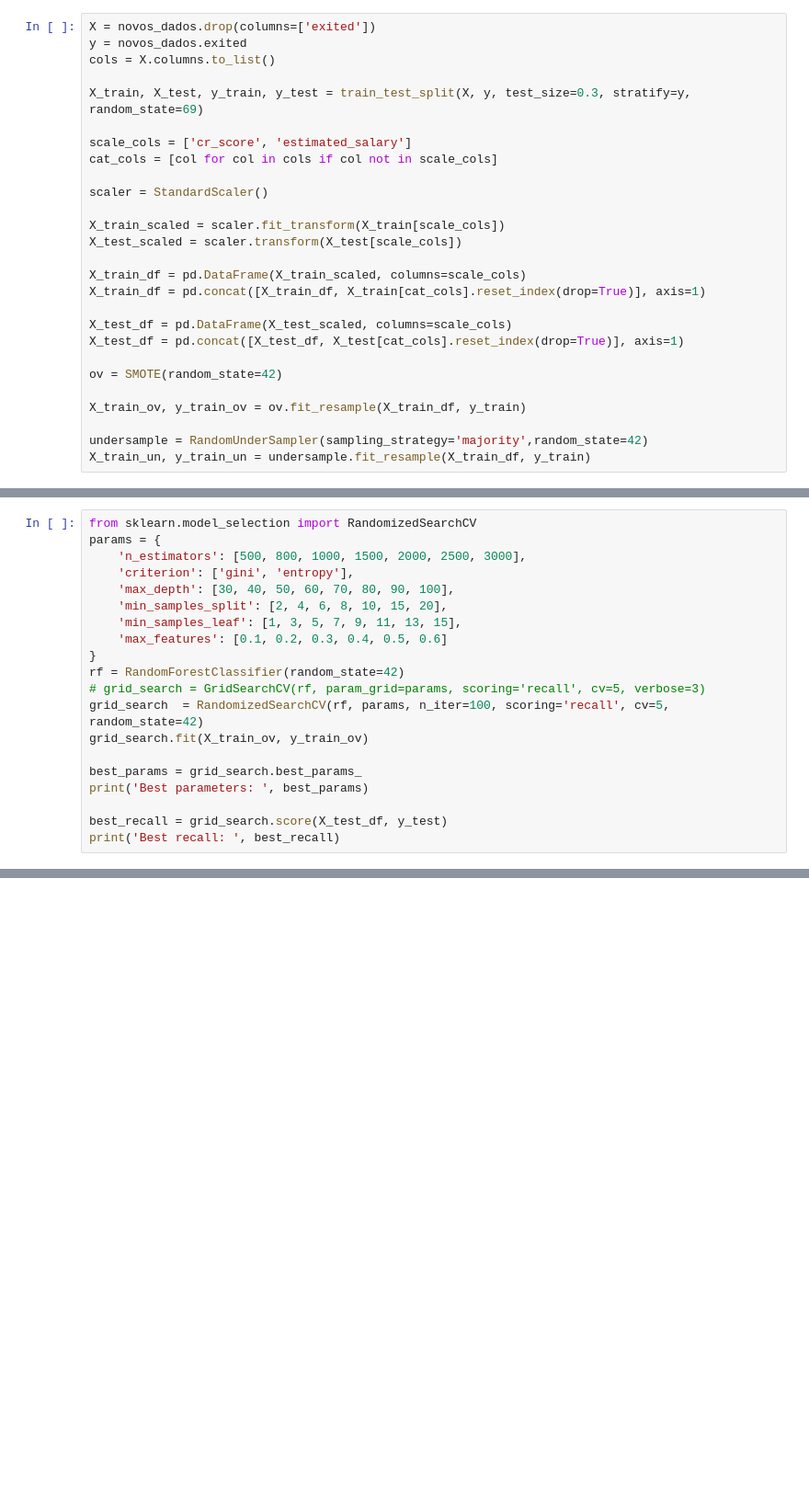
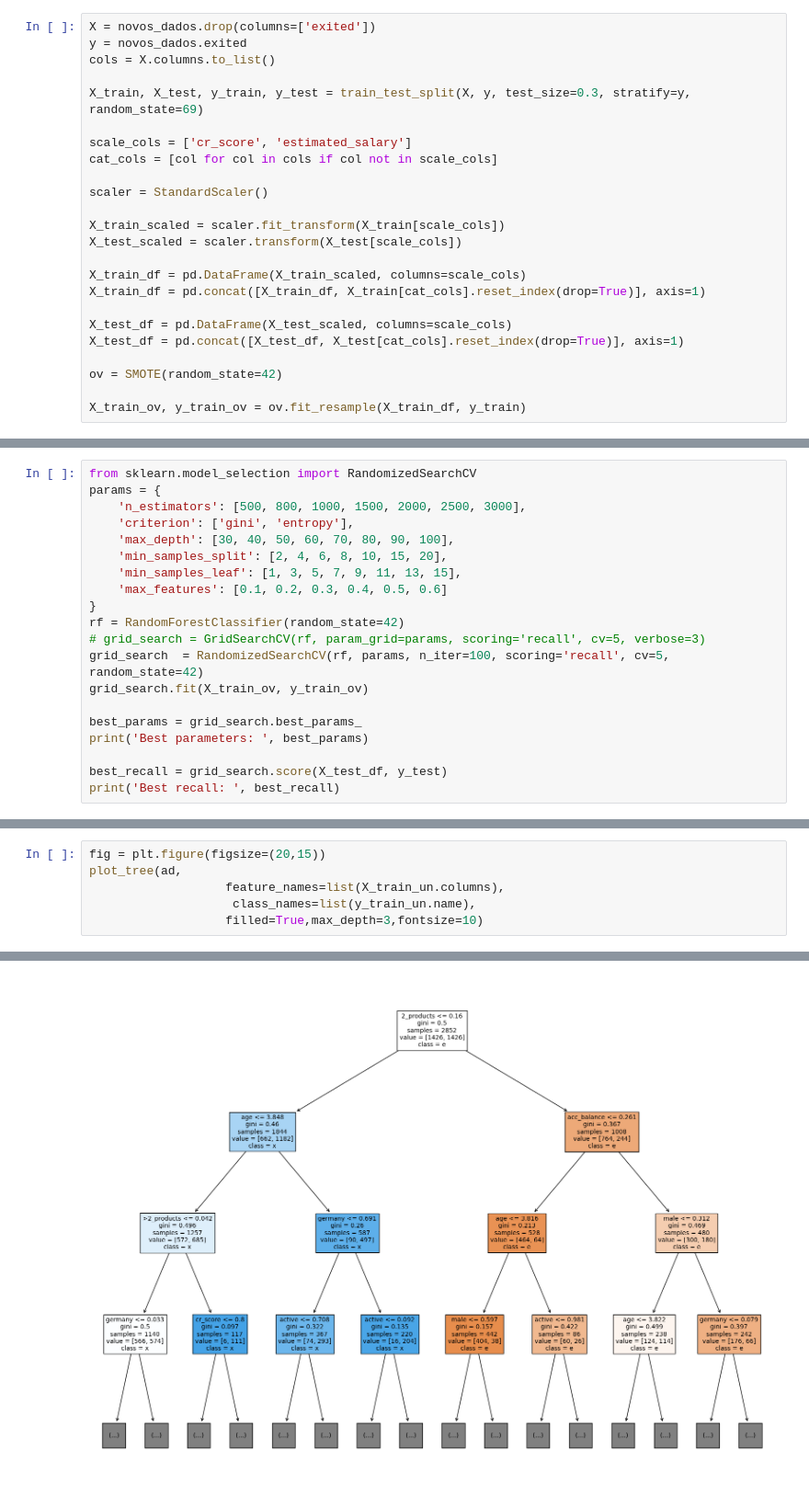
Before and after one commit to castroavila/machine_learning_i, a Jupyter notebook: projeto_aplicado.ipynb, the cells around one changed output, grey strips where cells are left out. Shown at 92% size. Saved outputs shown, nothing was run; the diff lists cells and outputs as text; blank space fills up the shorter version.

```diff
--- a/projeto_aplicado.ipynb
+++ b/projeto_aplicado.ipynb
@@ -227,9 +223,6 @@ X_test_df = pd.concat([X_test_df, X_test[cat_cols].reset_index(drop=True)], axis
 ov = SMOTE(random_state=42)
 
 X_train_ov, y_train_ov = ov.fit_resample(X_train_df, y_train)
-
-undersample = RandomUnderSampler(sampling_strategy='majority',random_state=42)
-X_train_un, y_train_un = undersample.fit_resample(X_train_df, y_train)
 # %% [markdown]
 # Modelos
 # %% [markdown]
@@ -402,0 +617,7 @@ TypeError: 'module' object is not callable
+# %%
+fig = plt.figure(figsize=(20,15))
+plot_tree(ad,
+                   feature_names=list(X_train_un.columns),
+                    class_names=list(y_train_un.name),
+                   filled=True,max_depth=3,fontsize=10)
+# %% [output]
@@ -402,0 +641 @@ TypeError: 'module' object is not callable
+[figure, added]
```
Also changed, not shown: parts of 38 cells of this notebook.
